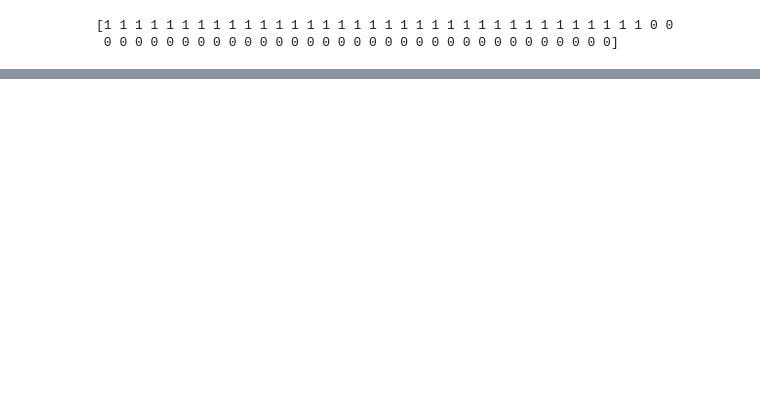
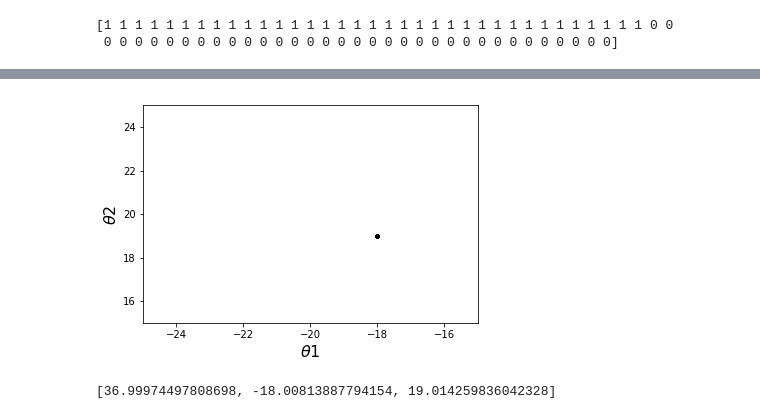
Before and after one commit to tomsan61065/DL, a Jupyter notebook: hw1/hw1_5~6.ipynb, the cells around one changed output, grey strips where cells are left out. Cells and saved outputs as stored; diff of their text form; code cells hidden in the pictures; blank space fills up the shorter version.

```diff
--- a/hw1/hw1_5~6.ipynb
+++ b/hw1/hw1_5~6.ipynb
@@ -89,0 +121,13 @@ print([θ0, θ1, θ2])
+# %%
+#plt.plot([-188.4], [2.67], 'x', ms=12, markeredgewidth=3, color='orange')
+plt.plot(θ1_history, θ2_history, 'o-', ms=3, lw=1.5, color='black')
+plt.xlim(-25,-15)
+plt.ylim(15,25)
+plt.xlabel(r'$θ1$', fontsize=16)
+plt.ylabel(r'$θ2$', fontsize=16)
+plt.show()
+
+print([θ0, θ1, θ2])
+# %% [output]
+[figure, added]
+[36.99974497808698, -18.00813887794154, 19.014259836042328]
```
Also changed, not shown: parts of 4 cells of this notebook, 1 other file.
